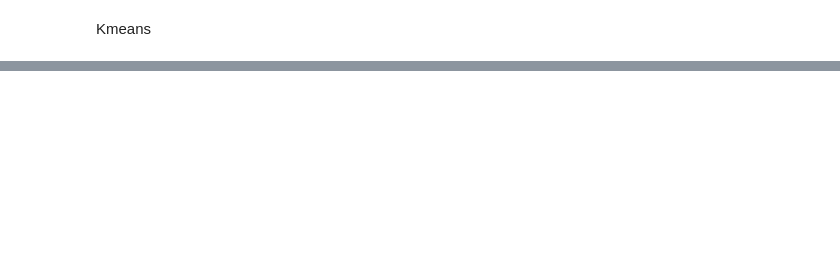
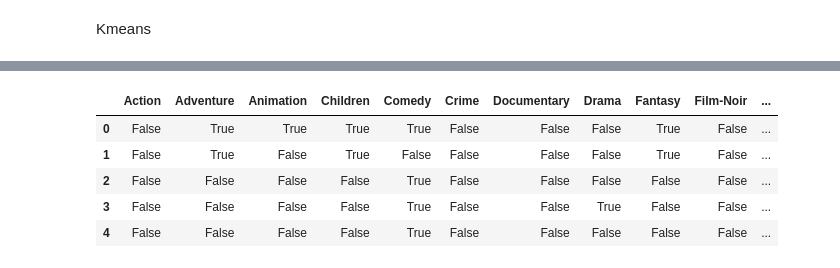
Before and after one commit to BALAKUMARKalai/Big_Data_Project, a Jupyter notebook: notebook1.ipynb, the cells around one changed output, grey strips where cells are left out. Drawn from its saved outputs; the diff is of its cells as text; code cells hidden in the pictures; blank space fills up the shorter version.

```diff
--- a/notebook1.ipynb
+++ b/notebook1.ipynb
@@ -612,3 +612,6 @@ fig_summary = go.Figure(
 )
 
 fig_summary.show()
+# %%
+df_mining = df_final[['title', 'genres']]
+df_mining.head()
@@ -614,0 +630,17 @@ fig_summary.show()
+# %%
+from mlxtend.preprocessing import TransactionEncoder
+from mlxtend.frequent_patterns import fpgrowth
+from mlxtend.frequent_patterns import association_rules
+
+te = TransactionEncoder()
+te_ary = te.fit(df_mining['genres']).transform(df_mining['genres'])
+df_mining_transaction = pd.DataFrame(te_ary, columns=te.columns_)
+df_mining_transaction = df_mining_transaction.drop(columns=['(no genres listed)'])
+df_mining_transaction.head()
+# %% [output]
+|  | Action | Adventure | Animation | Children | Comedy | Crime | Documentary | Drama | Fantasy | Film-Noir | ... |
+| 0 | False | True | True | True | True | False | False | False | True | False | ... |
+| 1 | False | True | False | True | False | False | False | False | True | False | ... |
+| 2 | False | False | False | False | True | False | False | False | False | False | ... |
+| 3 | False | False | False | False | True | False | False | True | False | False | ... |
+| 4 | False | False | False | False | True | False | False | False | False | False | ... |
```
Also changed, not shown: parts of 9 cells of this notebook.
